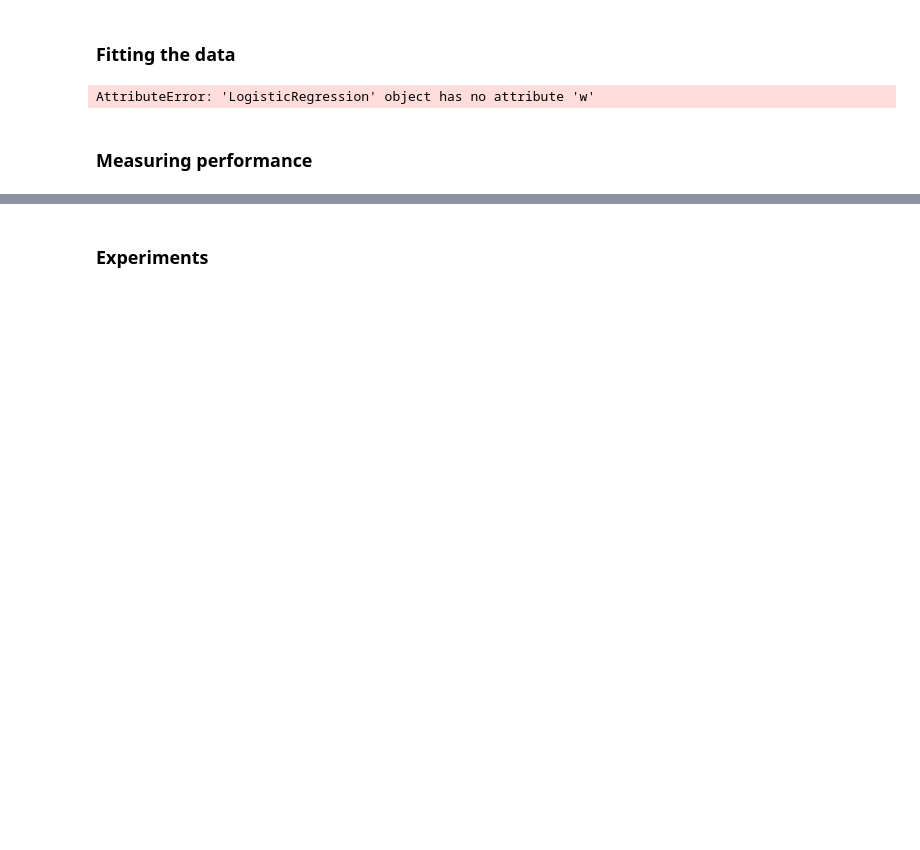
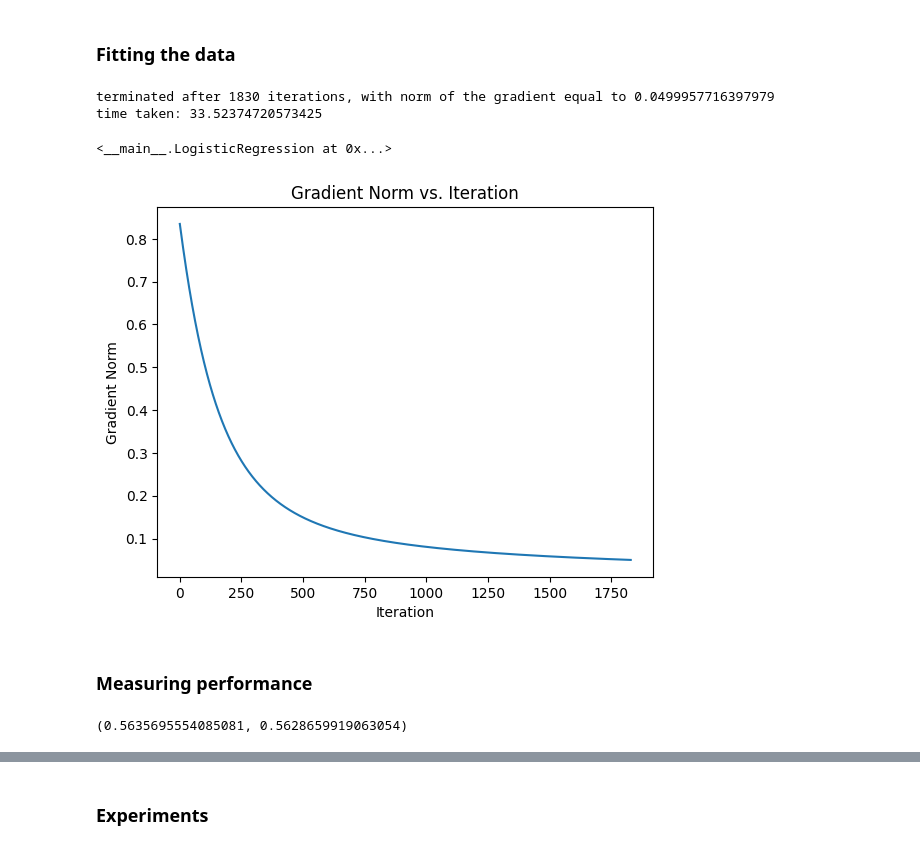
Before and after one commit to benbaz-2/comp551, a Jupyter notebook: assignment1_logistic.ipynb, the cells around one changed output, grey strips where cells are left out. Saved outputs shown, nothing was run; the diff lists cells and outputs as text; code cells hidden in the pictures; blank space fills up the shorter version.

```diff
--- a/assignment1_logistic.ipynb
+++ b/assignment1_logistic.ipynb
@@ -130,9 +126,7 @@ X.describe()
 # %%
 # scaling data
 numerical = ['BMI', 'GenHlth', 'MentHlth', 'PhysHlth', 'Age', 'Education', 'Income']
+
 for n in numerical:
-    values = np.array(X[n])
-    mean = np.mean(values)
-    std = np.std(values)
-    X.loc[:, n] = (values - mean) / std
-X.head()
+  if n in numerical:
+    X.loc[:,n] = (X[n] - X[n].mean()) / X[n].std()
@@ -241,22 +239,41 @@ class LogisticRegression:
         return yh
 # %% [markdown]
 ### Fitting the data
-# %%
-# Train test split
-X_train, X_test, y_train, y_test = train_test_split(X, y, test_size=0.2, random_state=42)
+# %%
+# Train-test split
+def split(X, y, test_size=0.2, random_state=None):
+  x_train, x_test, y_train, y_test = train_test_split(X, y, test_size=test_size, random_state=42)
+  x_train = x_train.to_numpy()
+  x_test = x_test.to_numpy()
+  y_train = y_train.to_numpy().reshape(-1, 1)
+  y_test = y_test.to_numpy().reshape(-1, 1)
+  return x_train, x_test, y_train, y_test
+x_train, x_test, y_train, y_test = split(X, y, random_state=42)
 # %%
-model = LogisticRegression(verbose=True)
-#model.fit(X_train, y_train)
+model = LogisticRegression(epsilon=0.05)
+model.fit(x_train, y_train)
+# %% [output]
+terminated after 1830 iterations, with norm of the gradient equal to 0.0499957716397979
+time taken: 33.52374720573425
+<__main__.LogisticRegression at 0x...>
+# %%
+plt.plot(model.gs)
+plt.title('Gradient Norm vs. Iteration')
+plt.xlabel('Iteration')
+plt.ylabel('Gradient Norm')
+plt.show()
+# %% [output]
+[figure, added]
 # %%
-yh = model.predict(X_test)
+yh = model.predict(x_test)
-# %% [output]
-AttributeError: 'LogisticRegression' object has no attribute 'w'
 # %% [markdown]
 ### Measuring performance
 # %%
 # Very similar, which is good but apparently this is an average value so the model could be optimized
 entropy = lambda y, yh: np.mean(y * np.log1p(yh) + (1-y) * np.log1p(1 - yh))
-yh_train = model.predict(X_train)
+yh_train = model.predict(x_train)
 entropy(y_test, yh), entropy(y_train, yh_train)
+# %% [output]
+(0.5635695554085081, 0.5628659919063054)
 # %%
 # True positive and false negatives
```
Also changed, not shown: parts of 18 cells of this notebook.
